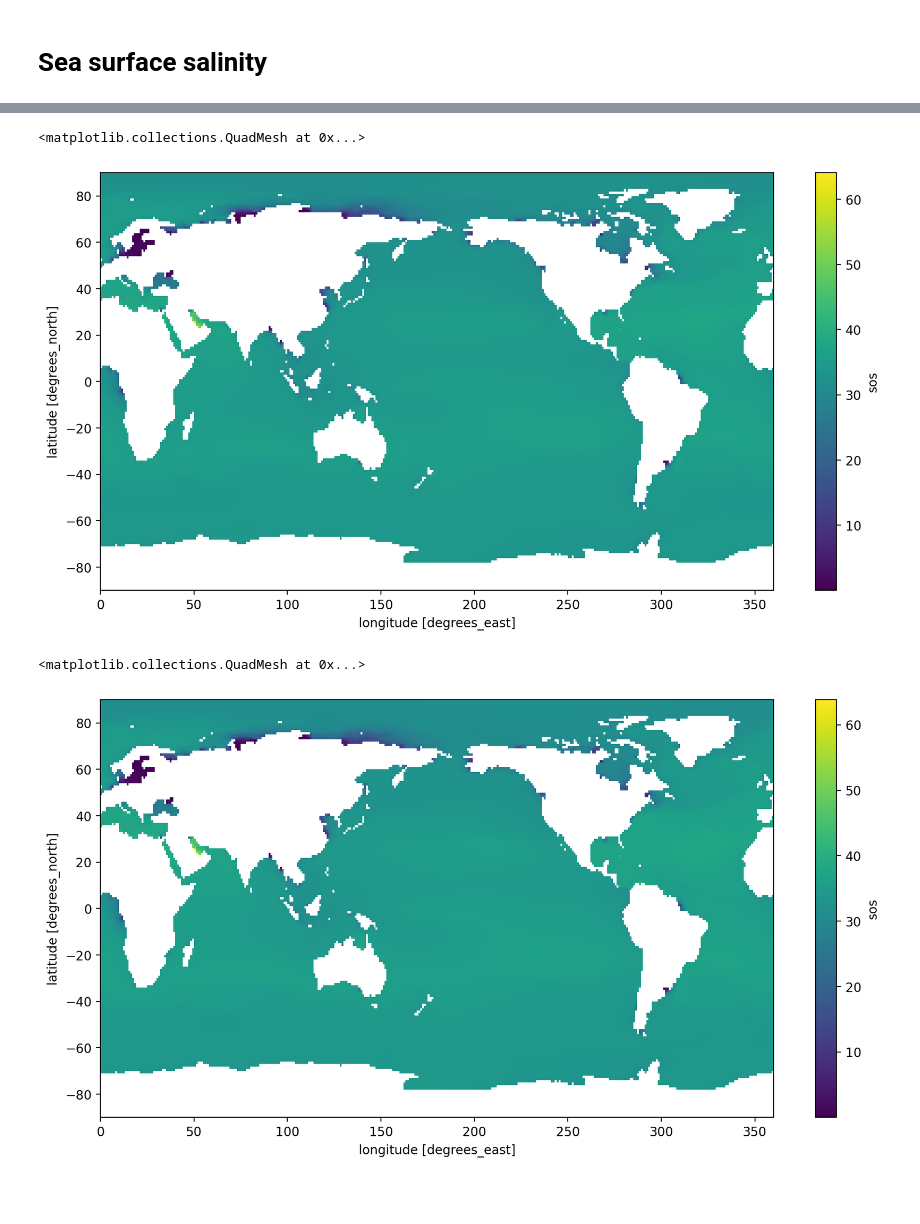
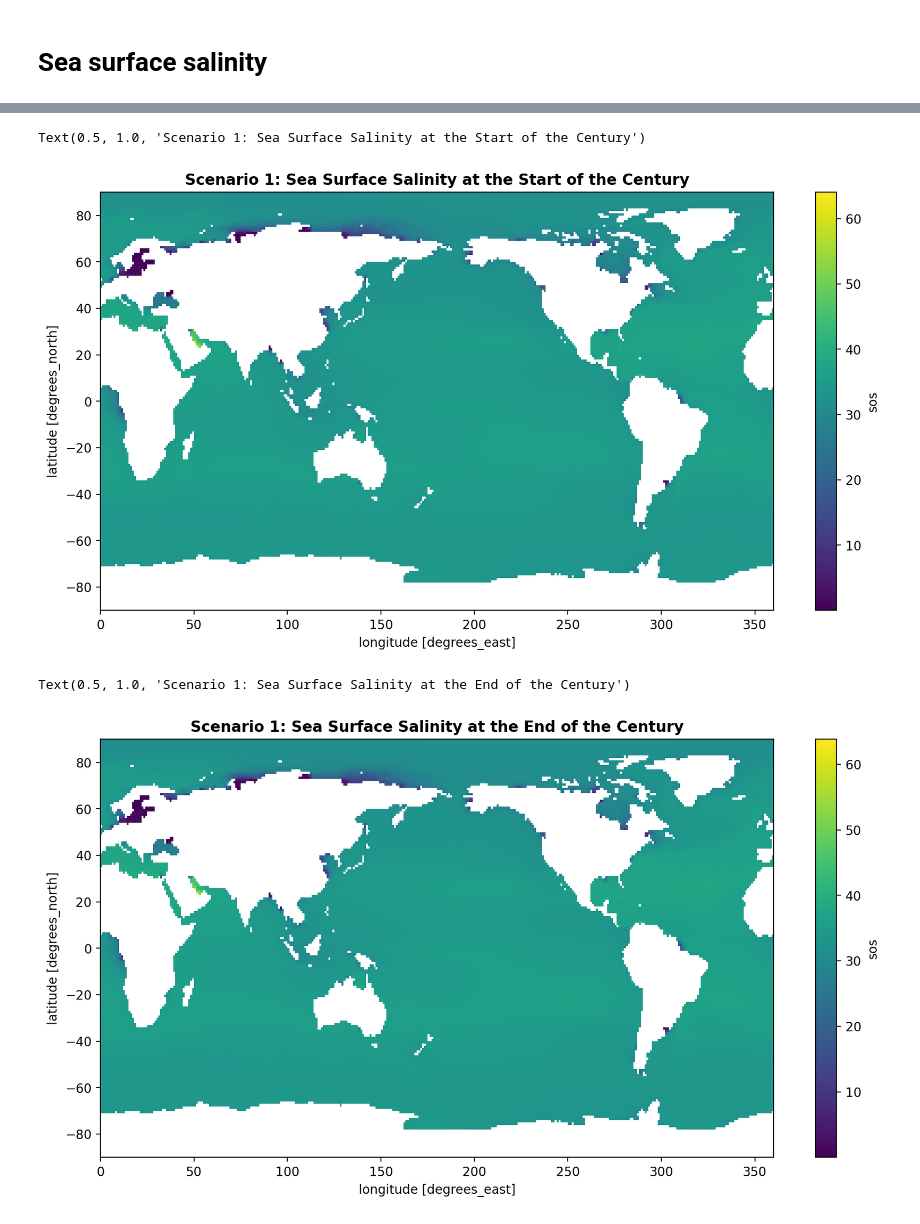
Before and after one commit to EES-3506-5506/Final_Hedayatfar, a Jupyter notebook: Final_Project.ipynb, the cells around one changed output, grey strips where cells are left out. Cells and saved outputs as stored; diff of their text form; code cells hidden in the pictures; blank space fills up the shorter version.

Commit message:
added comments and plot titles

```diff
--- a/Final_Project.ipynb
+++ b/Final_Project.ipynb
@@ -43,7 +43,7 @@ gfdl_esm4_sos1_data = google_cloud_cmip6.query(
     source_id == 'GFDL-ESM4' & \
     grid_label == 'gr' & \
     member_id == 'r1i1p1f1'"
-)
+) #takes this specific scenario data from the google cloud dataset and puts it into this variable
 # %%
 gfdl_esm4_sos1_data
 # %% [output]
@@ -819,13 +773,17 @@ gfdl_esm4_sos2.sel(time=('2100-12-16')).plot()
 # %%
+#takes the first sea surface salinity scenario and slices the start of the century and takes the average of the sea surface salinity from that time slice.
+#.squeeze() gets rid of the time label
 start_gfdl_esm4_sos1 = gfdl_esm4_sos1.sel(time=slice('2015-01-16','2035-12-01')).mean(dim='time').squeeze()
 start_gfdl_esm4_sos1.plot()
+plt.title('Scenario 1: Sea Surface Salinity at the Start of the Century', fontweight='bold')
 # %% [output]
-<matplotlib.collections.QuadMesh at 0x...>
+Text(0.5, 1.0, 'Scenario 1: Sea Surface Salinity at the Start of the Century')
-[figure, old version]
+[figure, new version]
 # %%
 end_gfdl_esm4_sos1 = gfdl_esm4_sos1.sel(time=slice('2080-01-16','2100-12-01')).mean(dim='time').squeeze()
 end_gfdl_esm4_sos1.plot()
+plt.title('Scenario 1: Sea Surface Salinity at the End of the Century', fontweight='bold')
 # %% [output]
-<matplotlib.collections.QuadMesh at 0x...>
+Text(0.5, 1.0, 'Scenario 1: Sea Surface Salinity at the End of the Century')
-[figure, old version]
+[figure, new version]
 # %%
```
Also changed, not shown: parts of 24 cells of this notebook.
